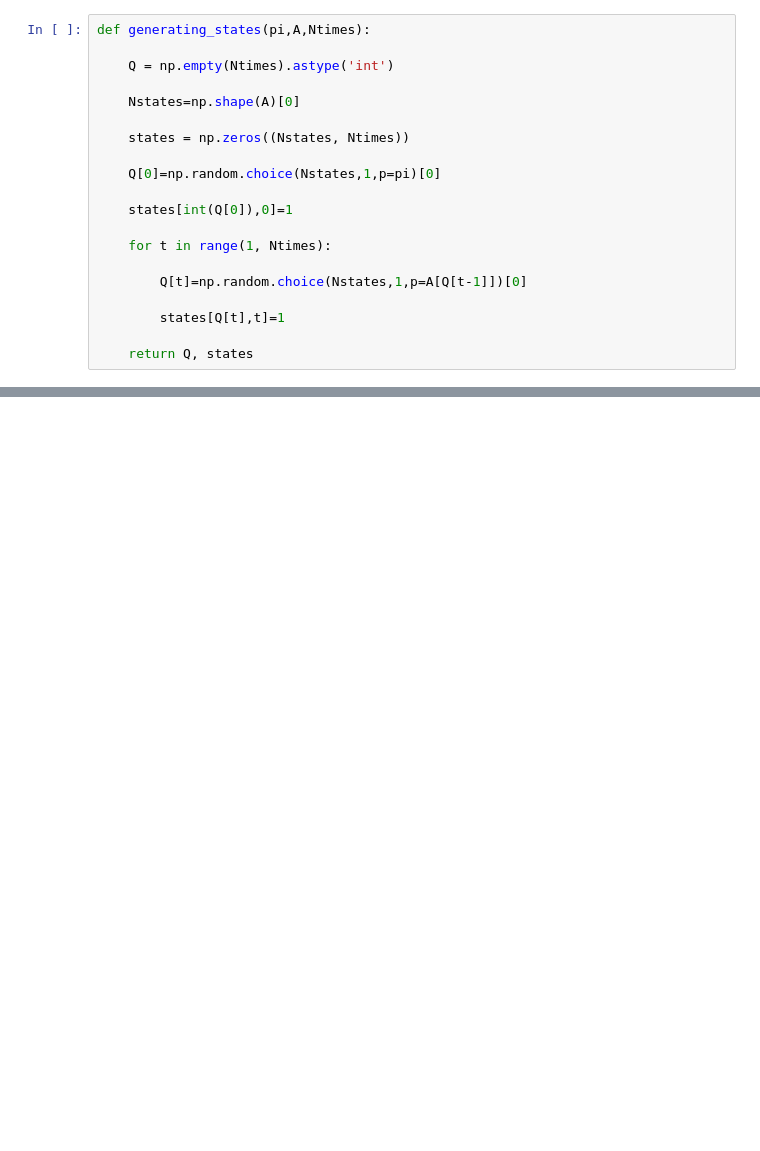
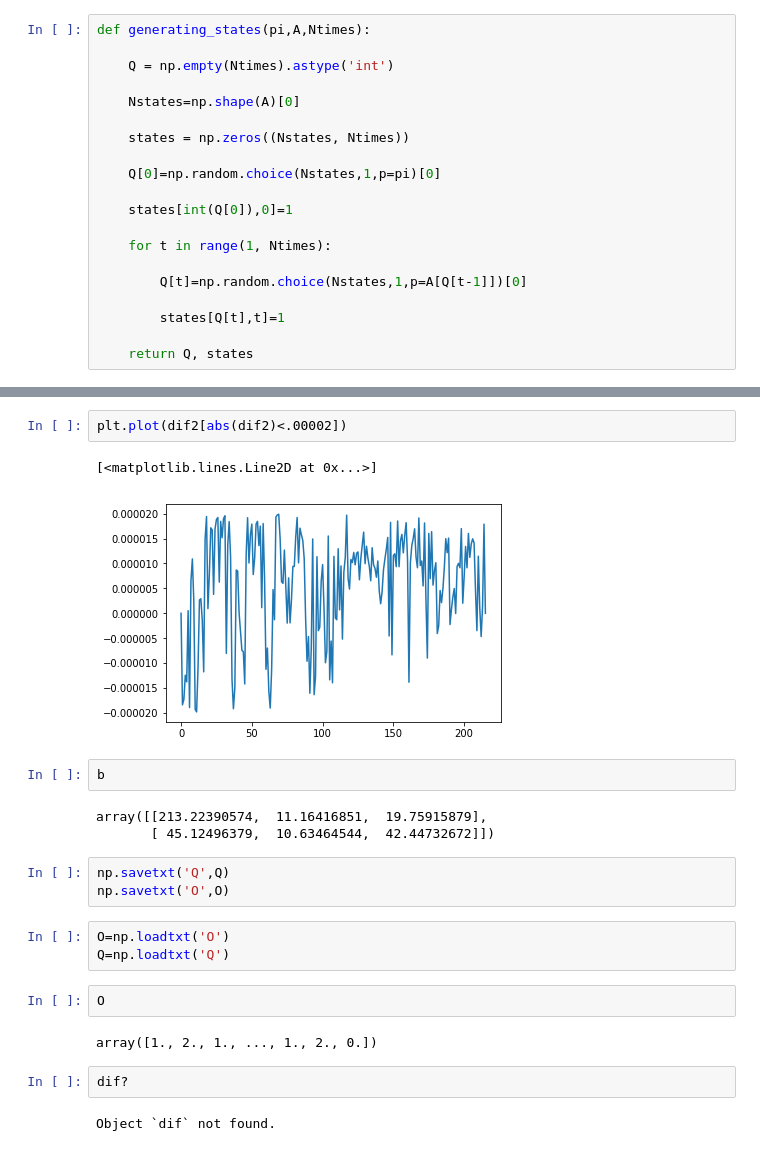
Before and after one commit to Trevorules/Year-0, a Jupyter notebook: Forward Online.ipynb, the cells around one changed output, grey strips where cells are left out. Drawn from its saved outputs; the diff is of its cells as text; blank space fills up the shorter version.

```diff
--- a/Forward Online.ipynb
+++ b/Forward Online.ipynb
@@ -176,0 +219,24 @@ print(((true_count).T/np.sum(true_count,1)).T) #nuumber of times an o
+# %%
+plt.plot(dif2[abs(dif2)<.00002])
+# %% [output]
+[<matplotlib.lines.Line2D at 0x...>]
+[figure, added]
+# %%
+b
+# %% [output]
+array([[213.22390574,  11.16416851,  19.75915879],
+       [ 45.12496379,  10.63464544,  42.44732672]])
+# %%
+np.savetxt('Q',Q)
+np.savetxt('O',O)
+# %%
+O=np.loadtxt('O')
+Q=np.loadtxt('Q')
+# %%
+O
+# %% [output]
+array([1., 2., 1., ..., 1., 2., 0.])
+# %%
+dif?
+# %% [output]
+Object `dif` not found.
```
Also changed, not shown: parts of 11 cells of this notebook.
